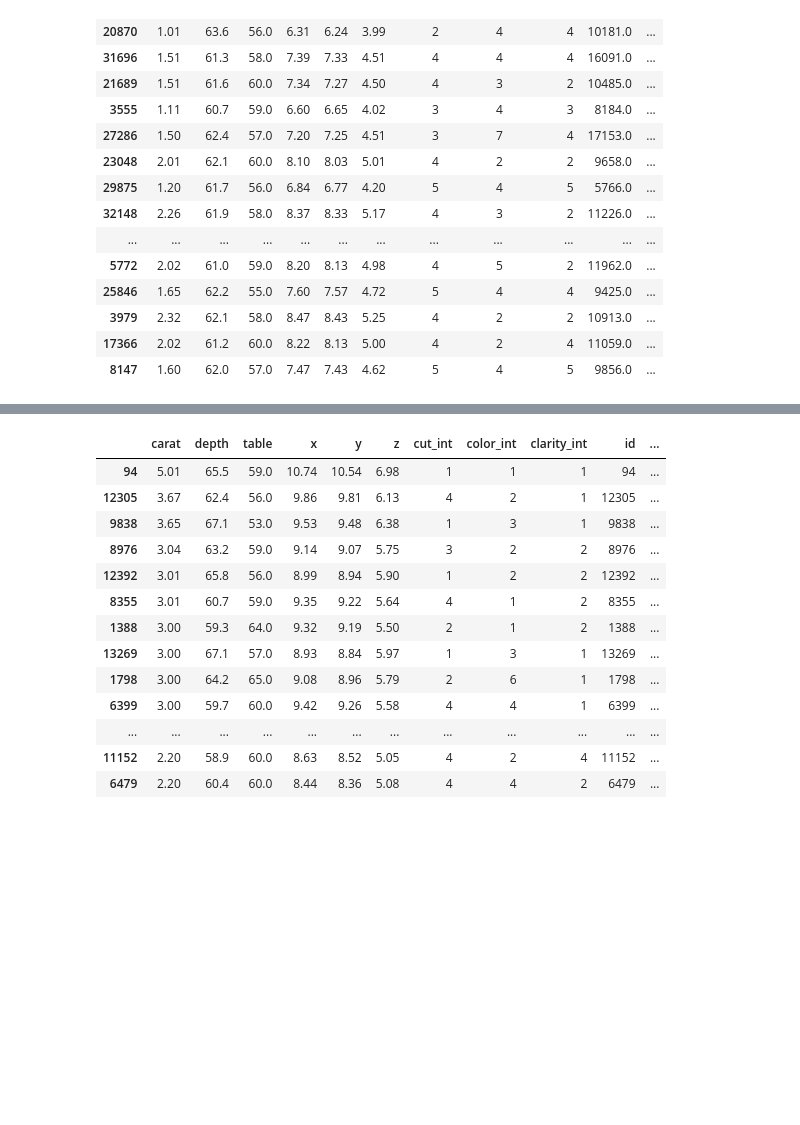
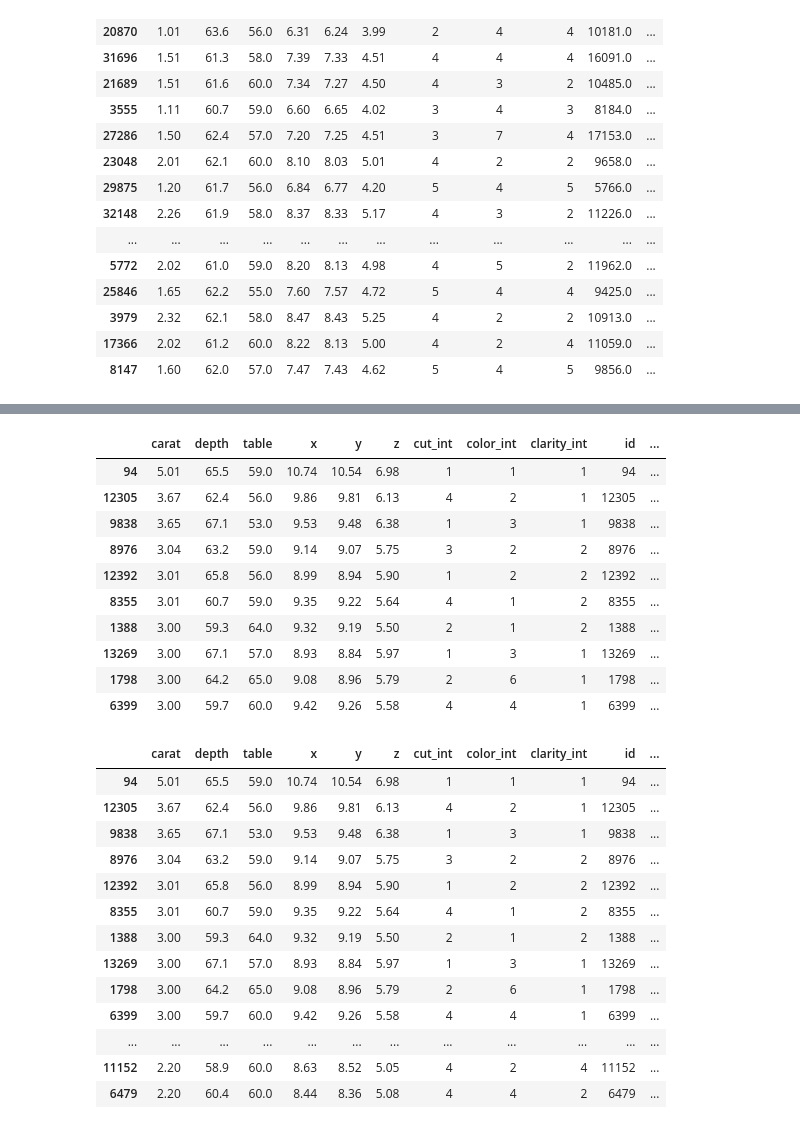
Before and after one commit to carpiero/Kaggle_Competition_Machine_Learning, a Jupyter notebook: notebooks/NotebookML002.ipynb, the cells around one changed output, grey strips where cells are left out. Drawn from its saved outputs; the diff is of its cells as text; code cells hidden in the pictures; blank space fills up the shorter version.

```diff
--- a/notebooks/NotebookML002.ipynb
+++ b/notebooks/NotebookML002.ipynb
@@ -901,3 +856,17 @@ dftest.loc[(dftest['carat']>=2)&(dftest['carat']<=2.02)].describe()
+# %%
+PROBA.loc[(PROBA['carat']>=c2)].sort_values(by=['carat','price'], ascending=False)
+# %% [output]
+|  | carat | depth | table | x | y | z | cut_int | color_int | clarity_int | id | ... |
+| 94 | 5.01 | 65.5 | 59.0 | 10.74 | 10.54 | 6.98 | 1 | 1 | 1 | 94 | ... |
+| 12305 | 3.67 | 62.4 | 56.0 | 9.86 | 9.81 | 6.13 | 4 | 2 | 1 | 12305 | ... |
+| 9838 | 3.65 | 67.1 | 53.0 | 9.53 | 9.48 | 6.38 | 1 | 3 | 1 | 9838 | ... |
+| 8976 | 3.04 | 63.2 | 59.0 | 9.14 | 9.07 | 5.75 | 3 | 2 | 2 | 8976 | ... |
+| 12392 | 3.01 | 65.8 | 56.0 | 8.99 | 8.94 | 5.90 | 1 | 2 | 2 | 12392 | ... |
+| 8355 | 3.01 | 60.7 | 59.0 | 9.35 | 9.22 | 5.64 | 4 | 1 | 2 | 8355 | ... |
+| 1388 | 3.00 | 59.3 | 64.0 | 9.32 | 9.19 | 5.50 | 2 | 1 | 2 | 1388 | ... |
+| 13269 | 3.00 | 67.1 | 57.0 | 8.93 | 8.84 | 5.97 | 1 | 3 | 1 | 13269 | ... |
+| 1798 | 3.00 | 64.2 | 65.0 | 9.08 | 8.96 | 5.79 | 2 | 6 | 1 | 1798 | ... |
+| 6399 | 3.00 | 59.7 | 60.0 | 9.42 | 9.26 | 5.58 | 4 | 4 | 1 | 6399 | ... |
 # %%
 # PROBA.loc[(PROBA['carat']>=2)&(PROBA['clarity_int']==1)].sort_values(by=['carat','price'], ascending=False)
 
```
Also changed, not shown: parts of 19 cells of this notebook, 5 other files.
